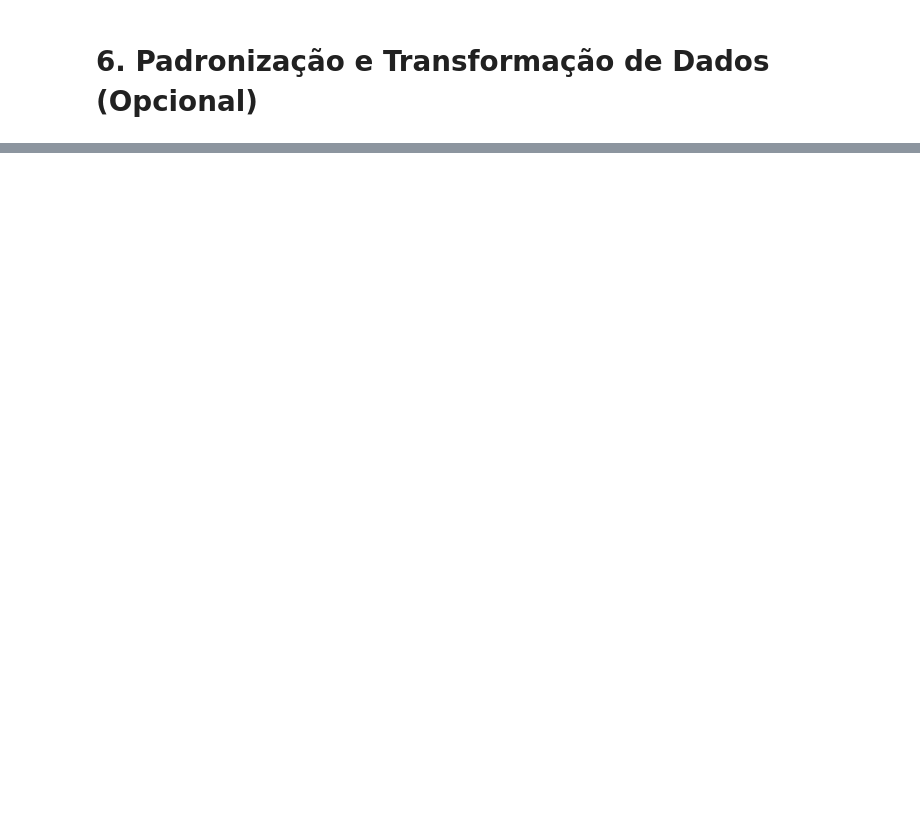
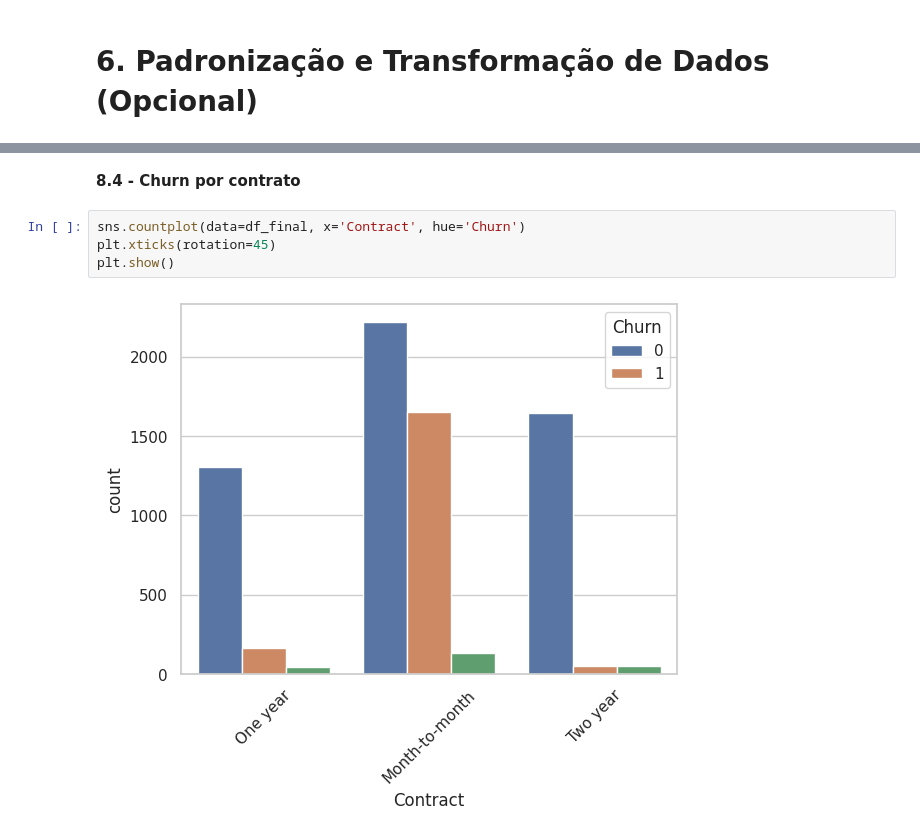
Before and after one commit to Lufsenna/3-fase---2-Telecom-X-An-lise-de-Evas-o-de-Clientes-Churn---Parte-1, a Jupyter notebook: Cópia_de_Conheça_o_Colab.ipynb, the cells around one changed output, grey strips where cells are left out. Cells and saved outputs as stored; diff of their text form; blank space fills up the shorter version.

```diff
--- a/Cópia_de_Conheça_o_Colab.ipynb
+++ b/Cópia_de_Conheça_o_Colab.ipynb
@@ -693,0 +213,8 @@ plt.show()
+# %% [markdown]
+**8.4 - Churn por contrato**
+# %%
+sns.countplot(data=df_final, x='Contract', hue='Churn')
+plt.xticks(rotation=45)
+plt.show()
+# %% [output]
+[figure, added]
```
Also changed, not shown: parts of 154 cells of this notebook.
